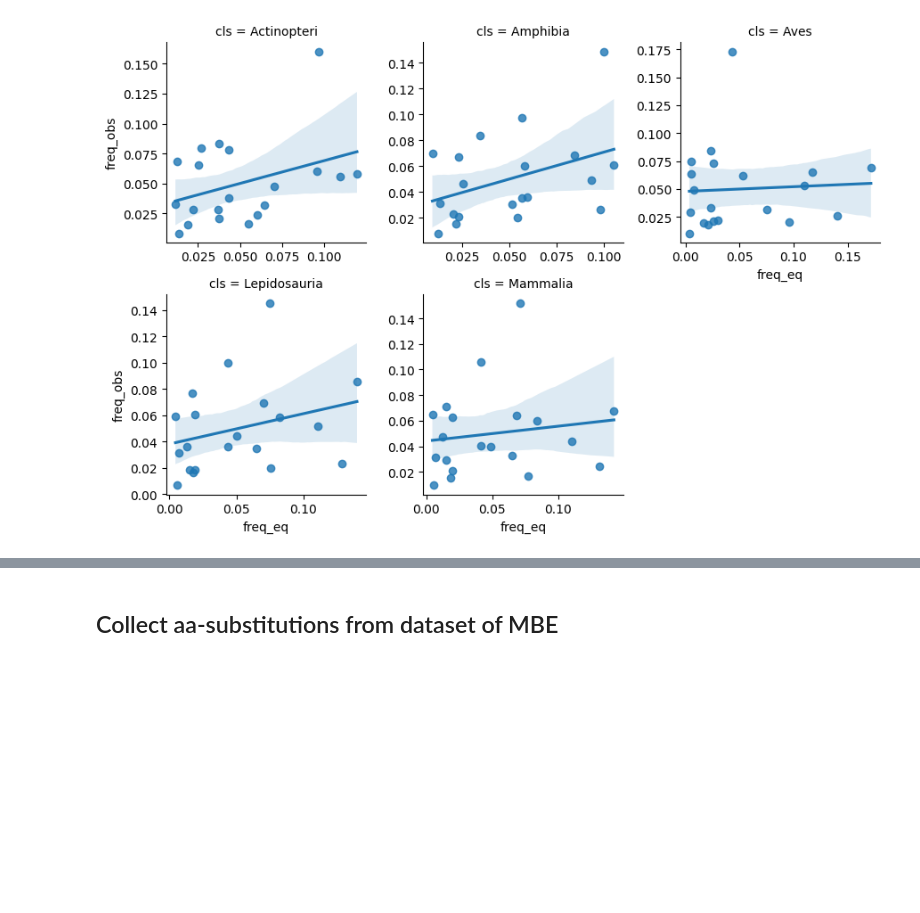
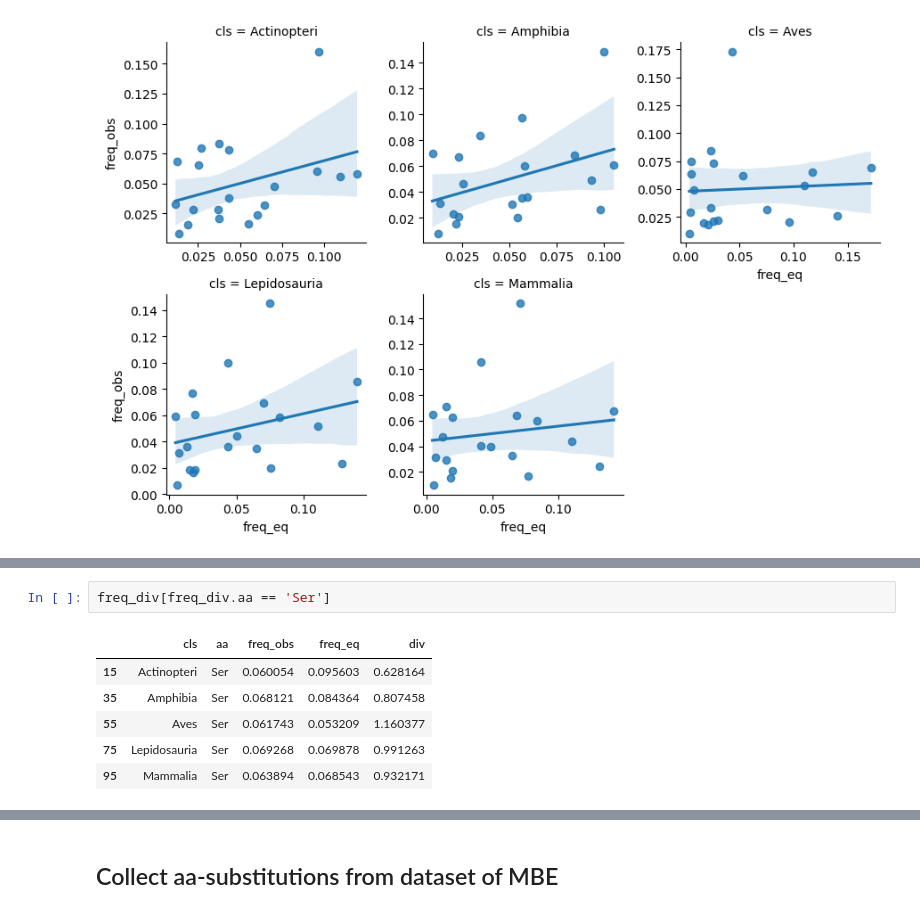
Before and after one commit to mitoclub/AminoAcidShift, a Jupyter notebook: eq_freqs/prepare_data_for_aa_shift.ipynb, the cells around one changed output, grey strips where cells are left out. Drawn from its saved outputs; the diff is of its cells as text; blank space fills up the shorter version.

```diff
--- a/eq_freqs/prepare_data_for_aa_shift.ipynb
+++ b/eq_freqs/prepare_data_for_aa_shift.ipynb
@@ -435,0 +439,9 @@ obs_aa_freqs.groupby(['cls', 'aa']).freq.std().unstack()
+# %%
+freq_div[freq_div.aa == 'Ser']
+# %% [output]
+|  | cls | aa | freq_obs | freq_eq | div |
+| 15 | Actinopteri | Ser | 0.060054 | 0.095603 | 0.628164 |
+| 35 | Amphibia | Ser | 0.068121 | 0.084364 | 0.807458 |
+| 55 | Aves | Ser | 0.061743 | 0.053209 | 1.160377 |
+| 75 | Lepidosauria | Ser | 0.069268 | 0.069878 | 0.991263 |
+| 95 | Mammalia | Ser | 0.063894 | 0.068543 | 0.932171 |
```
Also changed, not shown: parts of 10 cells of this notebook, 3 other files.
